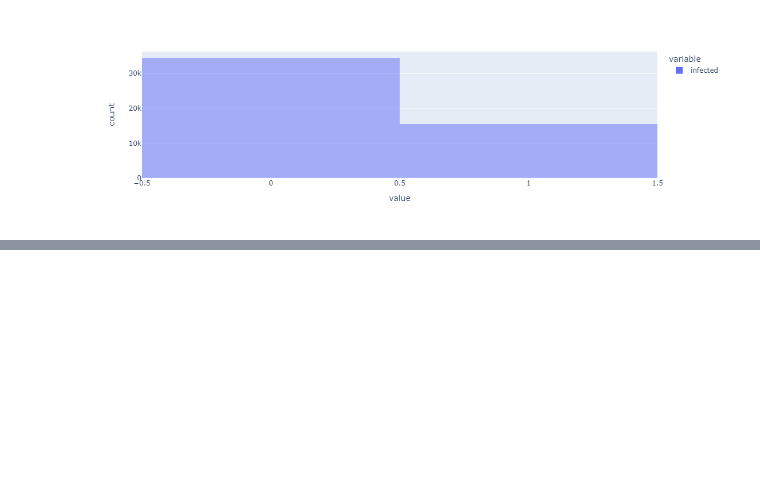
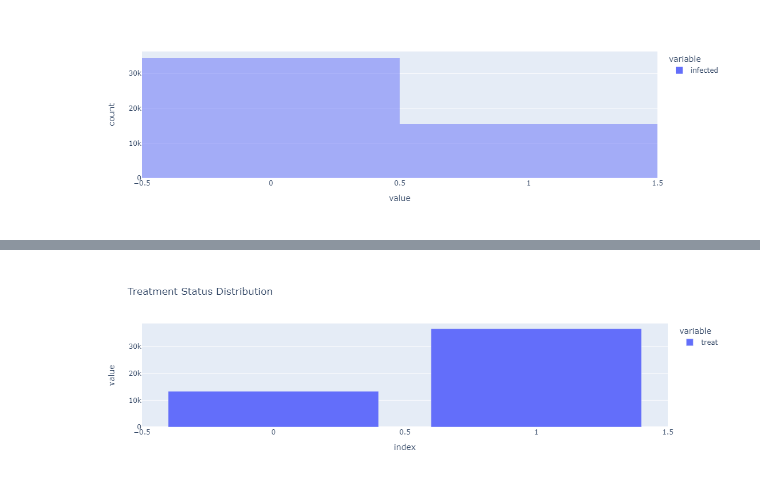
Before and after one commit to webJdi/AAI_500_Group7, a Jupyter notebook: AIDS prediction_Classification.ipynb, the cells around one changed output, grey strips where cells are left out. Cells and saved outputs as stored; diff of their text form; code cells hidden in the pictures; blank space fills up the shorter version.

```diff
--- a/AIDS prediction_Classification.ipynb
+++ b/AIDS prediction_Classification.ipynb
@@ -157,0 +183,5 @@ fig.show()
+# %%
+fig = px.bar(df['treat'].value_counts(), title='Treatment Status Distribution')
+fig.show()
+# %% [output]
+[figure, added]
```
Also changed, not shown: parts of 3 cells of this notebook.
